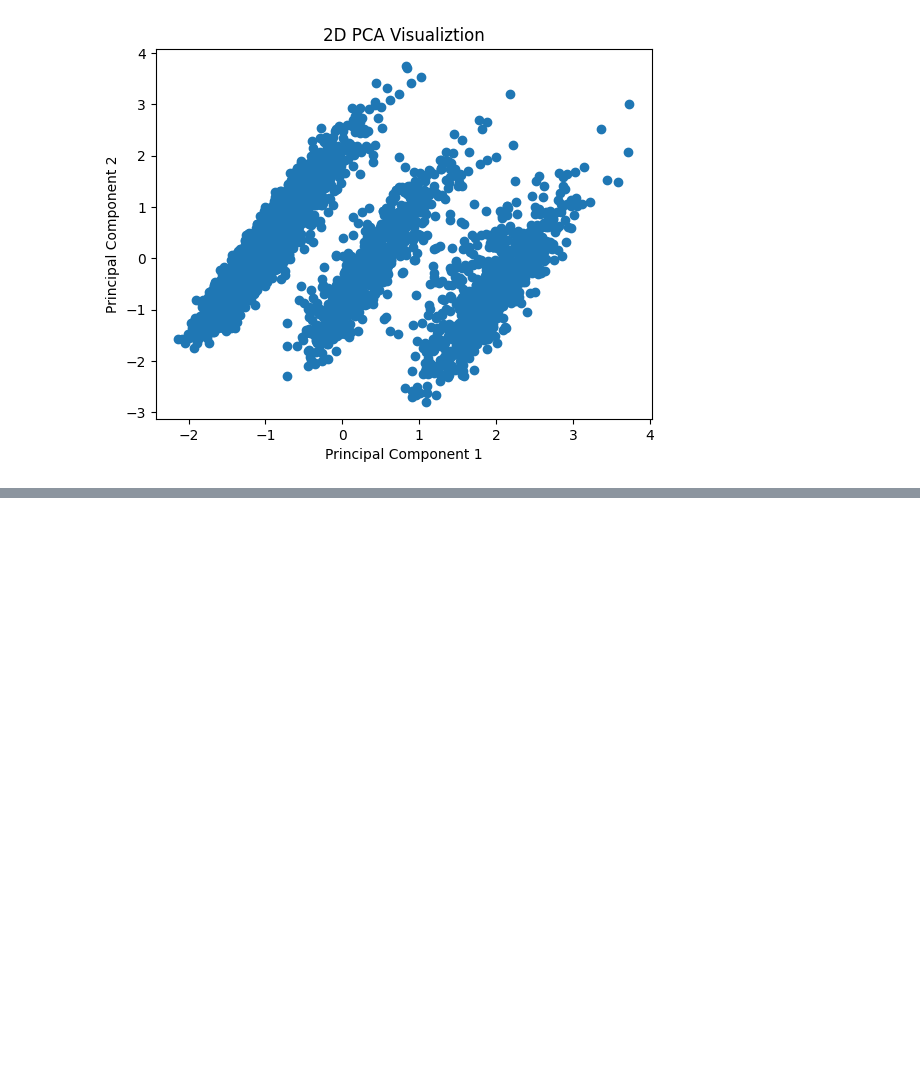
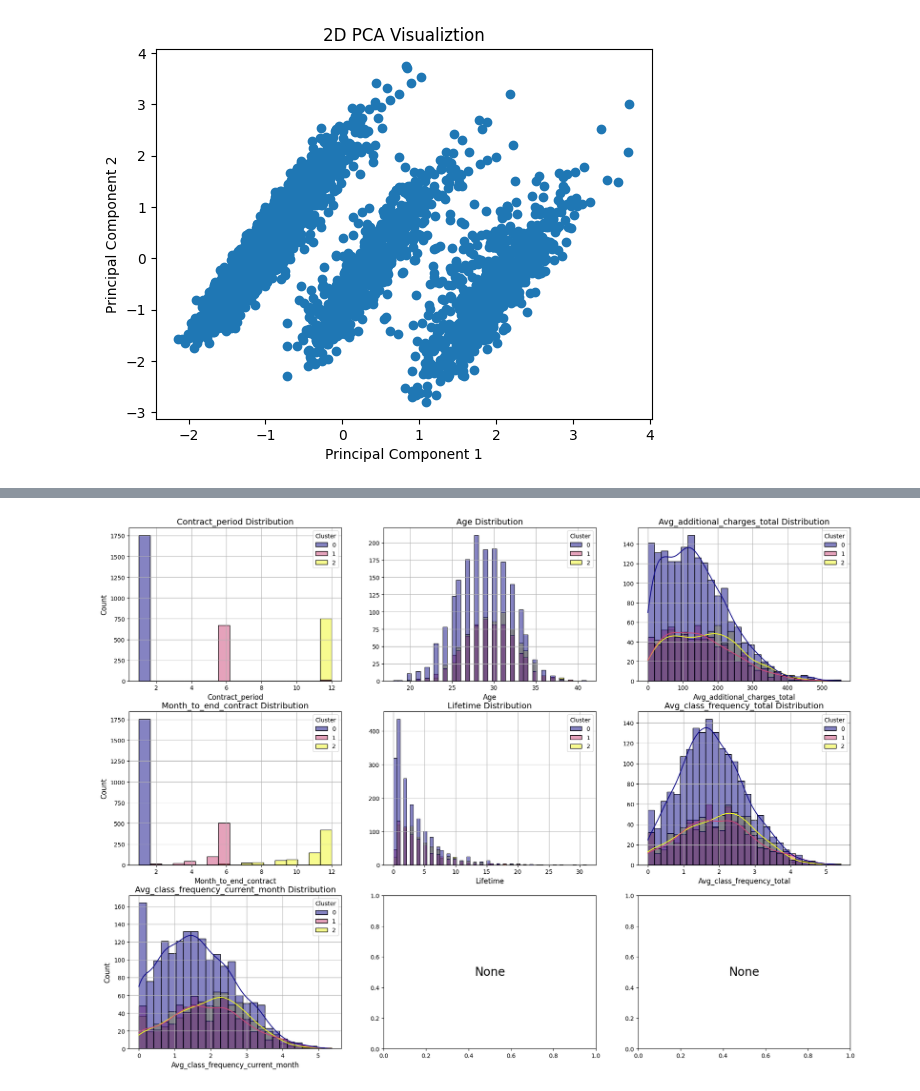
Before and after one commit to kennethwirjadisastra/customer_churn, a Jupyter notebook: gym_churn_clustering.ipynb, the cells around one changed output, grey strips where cells are left out. Saved outputs shown, nothing was run; the diff lists cells and outputs as text; code cells hidden in the pictures; blank space fills up the shorter version.

```diff
--- a/gym_churn_clustering.ipynb
+++ b/gym_churn_clustering.ipynb
@@ -84,0 +113,4 @@ plt.show()
+# %%
+train_data_hard_clusters = df.copy().iloc[X_train.index]
+train_data_hard_clusters['Cluster'] = labels
+train_data_hard_clusters.groupby('Cluster').mean().T
@@ -84,0 +133,11 @@ plt.show()
+# %%
+quantitative_features = []
+binary_features = []
+for col in df.columns:
+    if col != 'Churn':
+        if len(df[col].unique()) > 2:
+            quantitative_features.append(col)
+        else:
+            binary_features.append(col)
+print(quantitative_features)
+print(binary_features)
@@ -84,0 +165,5 @@ plt.show()
+# %%
+fig, ax = plot_hist(train_data_hard_clusters[quantitative_features+['Cluster']], hue='Cluster', palette='plasma', figsize=(22,16))
+plt.show()
+# %% [output]
+[figure, added]
```
Also changed, not shown: parts of 22 cells of this notebook.
